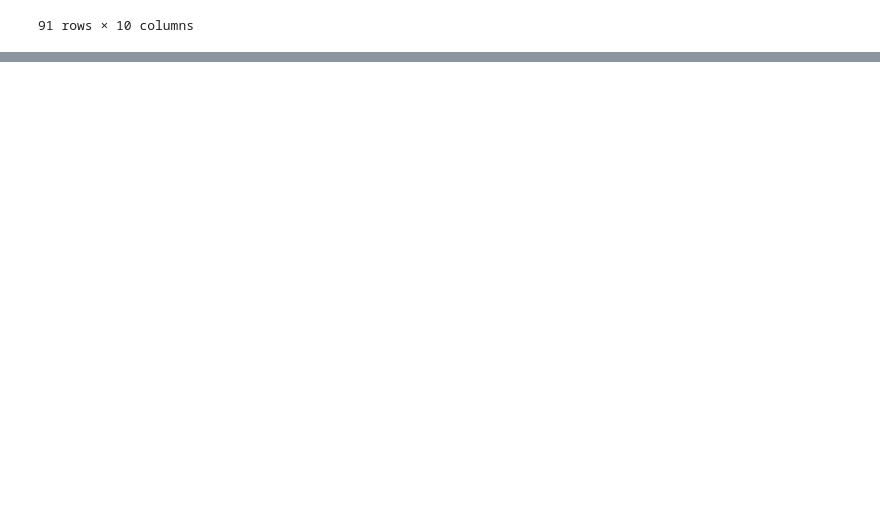
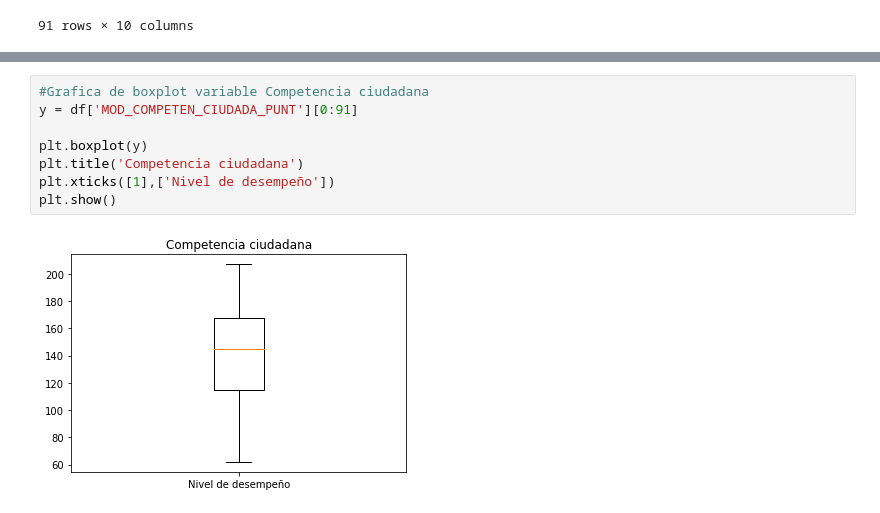
Before and after one commit to sebastianvelandia/visualizacion, a Jupyter notebook: Trabajo 1.ipynb, the cells around one changed output, grey strips where cells are left out. Drawn from its saved outputs; the diff is of its cells as text; blank space fills up the shorter version.

```diff
--- a/Trabajo 1.ipynb
+++ b/Trabajo 1.ipynb
@@ -73,0 +77,10 @@ Name: MOD_RAZONA_CUANTITAT_PUNT, dtype: int64
+# %%
+#Grafica de boxplot variable Competencia ciudadana
+y = df['MOD_COMPETEN_CIUDADA_PUNT'][0:91]
+
+plt.boxplot(y)
+plt.title('Competencia ciudadana')
+plt.xticks([1],['Nivel de desempeño'])
+plt.show()
+# %% [output]
+[figure, added]
```
Also changed, not shown: parts of 12 cells of this notebook.
